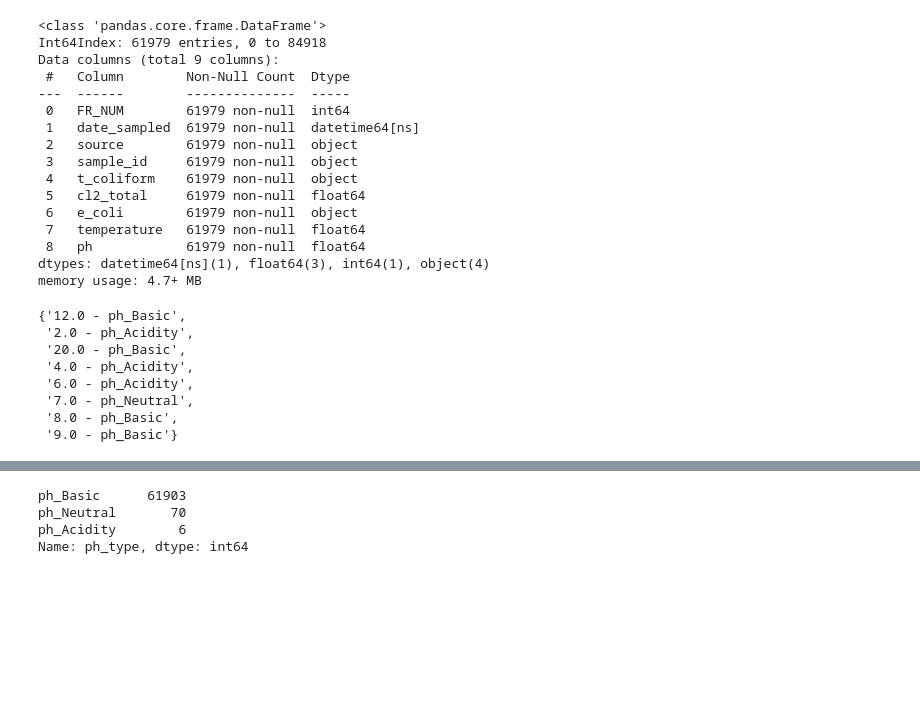
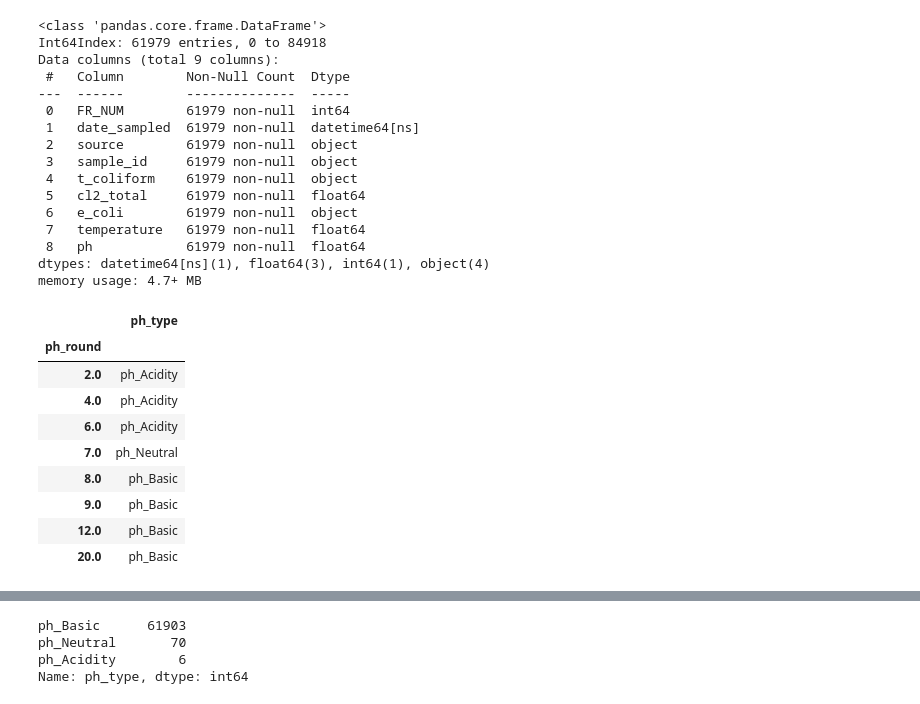
Before and after one commit to Oscar-Gil-Data/Monitoring-of-Indicator-Bacteria-in-Drinking-Water, a Jupyter notebook: Data SD - Monitoring of Indicator Bacteria in Drinking Water.ipynb, the cells around one changed output, grey strips where cells are left out. Saved outputs shown, nothing was run; the diff lists cells and outputs as text; code cells hidden in the pictures; blank space fills up the shorter version.

```diff
--- a/Data SD - Monitoring of Indicator Bacteria in Drinking Water.ipynb
+++ b/Data SD - Monitoring of Indicator Bacteria in Drinking Water.ipynb
@@ -293,20 +293,25 @@ df.reset_index(drop=True, inplace=True)
 # %%
 # ph ranges, as defined in data dictionary section
 df['ph_type'] = np.where(round(df.ph) == 7, 'ph_Neutral',
                 np.where(round(df.ph) < 7, 'ph_Acidity',
                 np.where(round(df.ph) > 7, 'ph_Basic', 'ph_Missing')))
 
-# validate ph ranges to values
-set(round(df.ph).astype(str) + ' - ' + df.ph_type)
+# validate ph ranges to ph_types
+ph_validation_df = df[['ph_type', 'ph']].value_counts().to_frame(name='Counts').reset_index()[['ph_type', 'ph']]
+ph_validation_df['ph_round'] = round(ph_validation_df.ph)
+
+pd.DataFrame(dict(ph_validation_df[['ph_type', 'ph_round']])).drop_duplicates().sort_values(by='ph_round').set_index('ph_round')
 # %% [output]
-{'12.0 - ph_Basic',
- '2.0 - ph_Acidity',
- '20.0 - ph_Basic',
- '4.0 - ph_Acidity',
- '6.0 - ph_Acidity',
- '7.0 - ph_Neutral',
- '8.0 - ph_Basic',
- '9.0 - ph_Basic'}
+|  | ph_type |
+| ph_round |  |
+| 2.0 | ph_Acidity |
+| 4.0 | ph_Acidity |
+| 6.0 | ph_Acidity |
+| 7.0 | ph_Neutral |
+| 8.0 | ph_Basic |
+| 9.0 | ph_Basic |
+| 12.0 | ph_Basic |
+| 20.0 | ph_Basic |
 # %%
 # ph_type dummies
 df = pd.concat([df,pd.get_dummies(df.ph_type)], axis=1)
```
Also changed, not shown: parts of 13 cells of this notebook.
